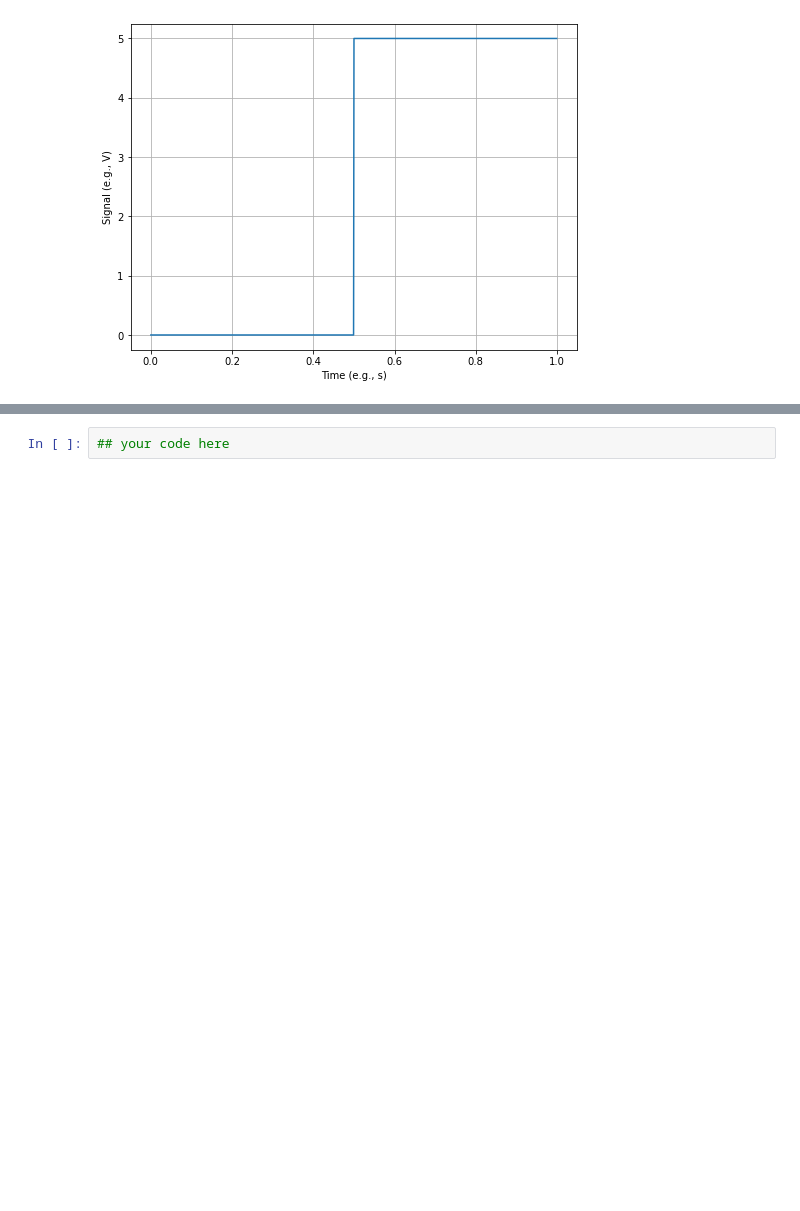
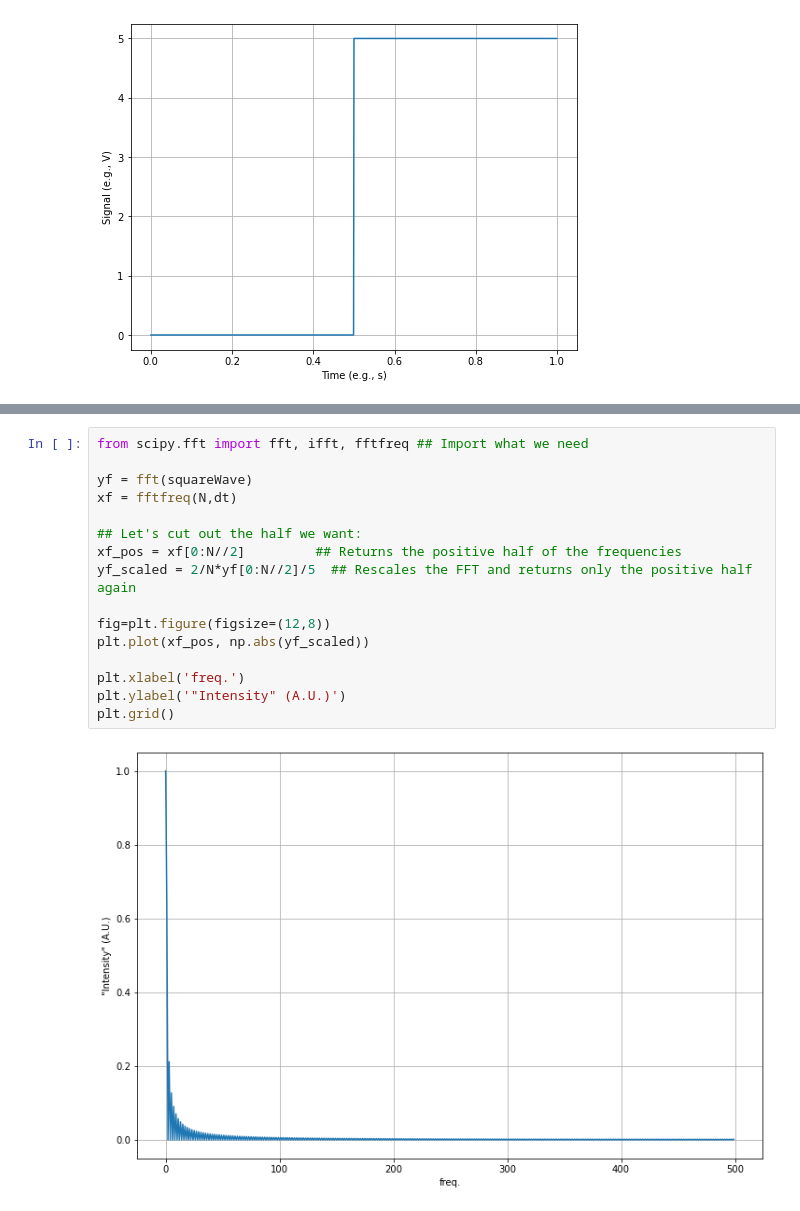
Before and after one commit to dannycab/phy415msu, a Jupyter notebook: _sources/content/3_waves/activity-Waves-Signals.ipynb, the cells around one changed output, grey strips where cells are left out. Drawn from its saved outputs; the diff is of its cells as text; blank space fills up the shorter version.

```diff
--- a/_sources/content/3_waves/activity-Waves-Signals.ipynb
+++ b/_sources/content/3_waves/activity-Waves-Signals.ipynb
@@ -81,2 +114,18 @@ Yes, we can use Python's `fft` method to help us do this analysis. However, this
-# %%
-## your code here
+# %%
+from scipy.fft import fft, ifft, fftfreq ## Import what we need
+
+yf = fft(squareWave)
+xf = fftfreq(N,dt)
+
+## Let's cut out the half we want:
+xf_pos = xf[0:N//2]         ## Returns the positive half of the frequencies
+yf_scaled = 2/N*yf[0:N//2]/5  ## Rescales the FFT and returns only the positive half again
+
+fig=plt.figure(figsize=(12,8))
+plt.plot(xf_pos, np.abs(yf_scaled))
+
+plt.xlabel('freq.')
+plt.ylabel('"Intensity" (A.U.)')
+plt.grid()
+# %% [output]
+[figure, added]
```
Also changed, not shown: parts of 5 cells of this notebook, 28 other files.
